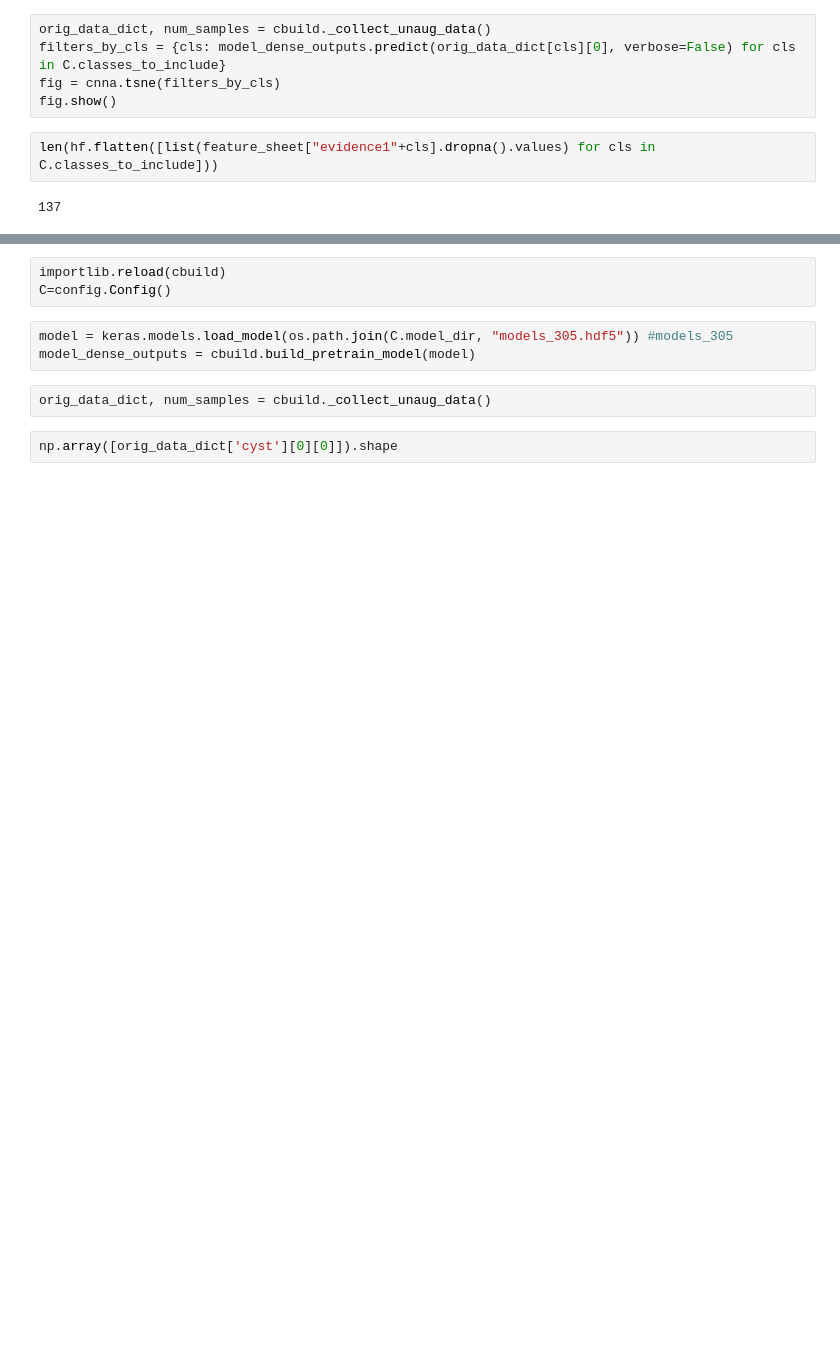
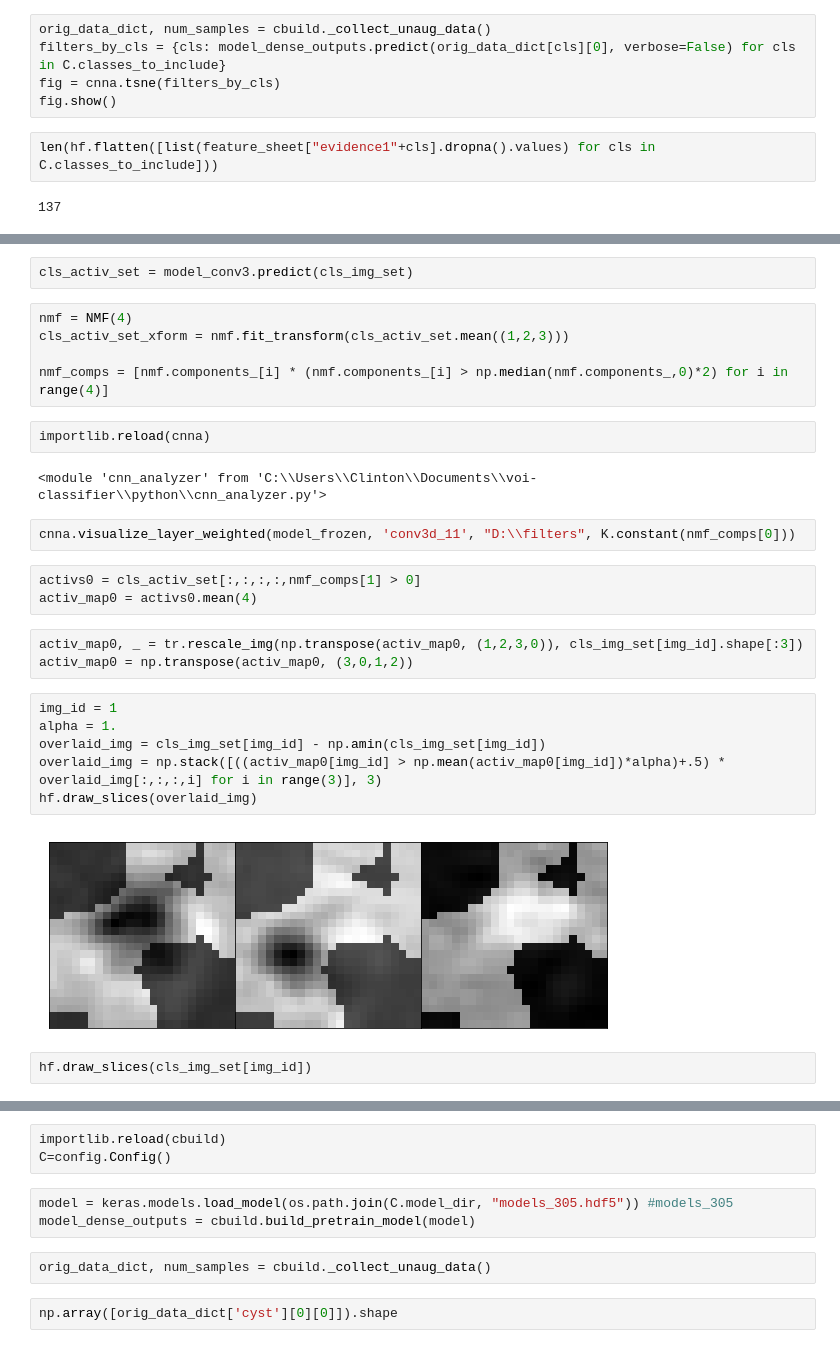
Before and after one commit to clintonjwang/voi-classifier, a Jupyter notebook: python/cnn-classifier.ipynb, the cells around one changed output, grey strips where cells are left out. Cells and saved outputs as stored; diff of their text form; blank space fills up the shorter version.

```diff
--- a/python/cnn-classifier.ipynb
+++ b/python/cnn-classifier.ipynb
@@ -178,0 +193,29 @@ len(hf.flatten([list(feature_sheet["evidence1"+cls].dropna().values) for cls in
+# %%
+cls_activ_set = model_conv3.predict(cls_img_set)
+# %%
+nmf = NMF(4)
+cls_activ_set_xform = nmf.fit_transform(cls_activ_set.mean((1,2,3)))
+
+nmf_comps = [nmf.components_[i] * (nmf.components_[i] > np.median(nmf.components_,0)*2) for i in range(4)]
+# %%
+importlib.reload(cnna)
+# %% [output]
+<module 'cnn_analyzer' from 'C:\\Users\\Clinton\\Documents\\voi-classifier\\python\\cnn_analyzer.py'>
+# %%
+cnna.visualize_layer_weighted(model_frozen, 'conv3d_11', "D:\\filters", K.constant(nmf_comps[0]))
+# %%
+activs0 = cls_activ_set[:,:,:,:,nmf_comps[1] > 0]
+activ_map0 = activs0.mean(4)
+# %%
+activ_map0, _ = tr.rescale_img(np.transpose(activ_map0, (1,2,3,0)), cls_img_set[img_id].shape[:3])
+activ_map0 = np.transpose(activ_map0, (3,0,1,2))
+# %%
+img_id = 1
+alpha = 1.
+overlaid_img = cls_img_set[img_id] - np.amin(cls_img_set[img_id])
+overlaid_img = np.stack([((activ_map0[img_id] > np.mean(activ_map0[img_id])*alpha)+.5) * overlaid_img[:,:,:,i] for i in range(3)], 3)
+hf.draw_slices(overlaid_img)
+# %% [output]
+[figure, added]
+# %%
+hf.draw_slices(cls_img_set[img_id])
```
Also changed, not shown: parts of 52 cells of this notebook, 3 other files.
